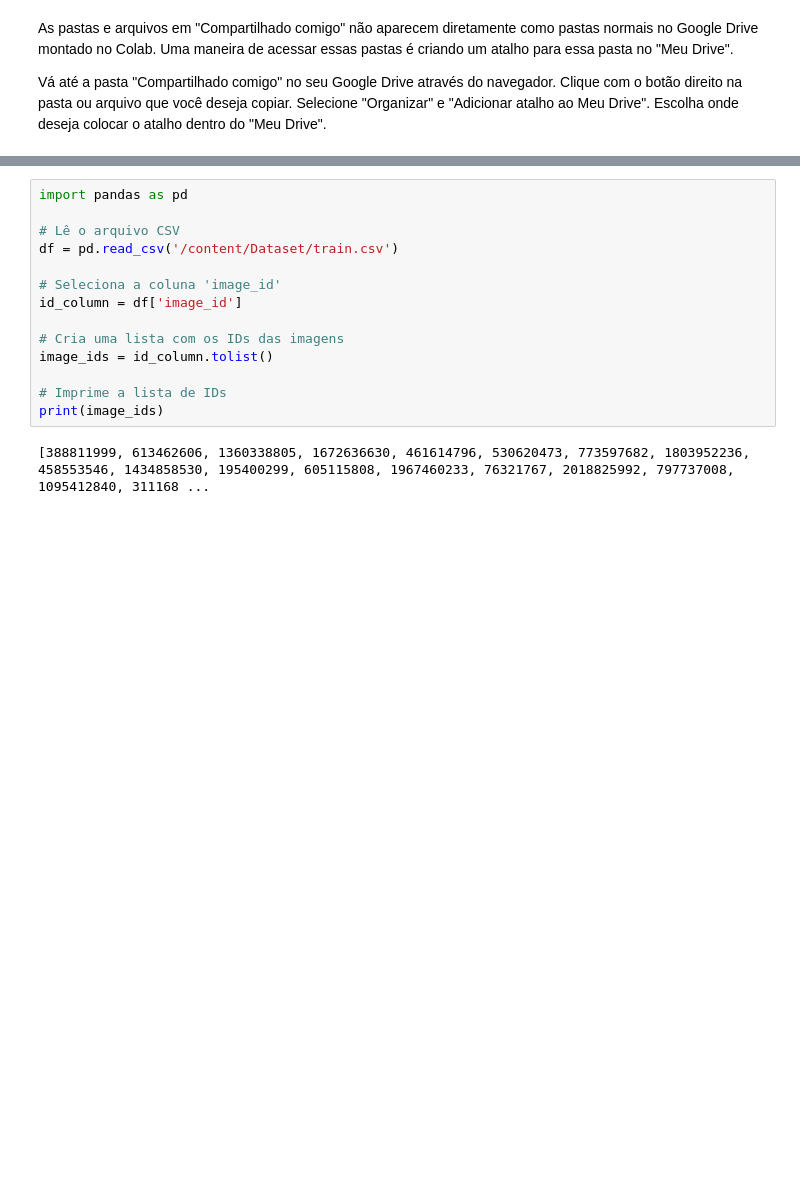
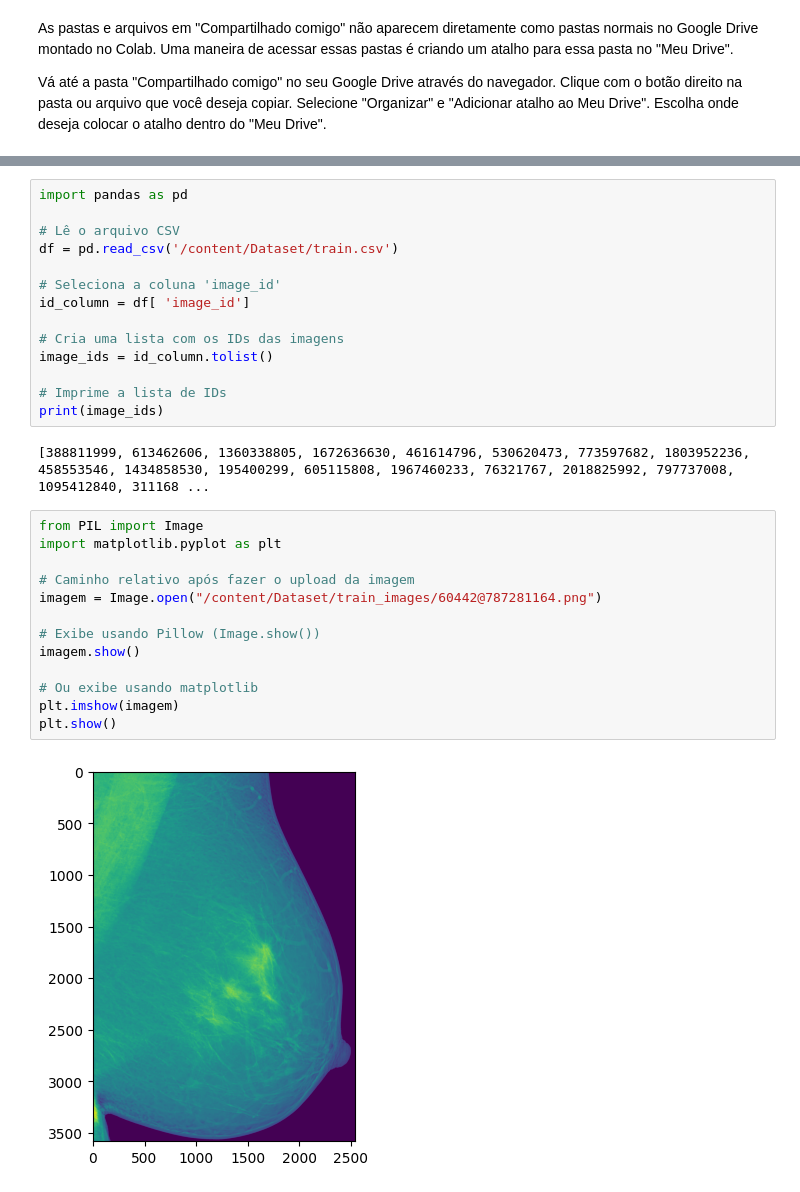
Before and after one commit to ylleuname/cancer_detection, a Jupyter notebook: projeto_ia.ipynb, the cells around one changed output, grey strips where cells are left out. Drawn from its saved outputs; the diff is of its cells as text; blank space fills up the shorter version.

Commit message:
projeto de IA, versão 2
--> adicionamos funções para obter acesso direto às imagens
--> adicionamos os códigos de corte ROI das imagens
--> configuramos o ambiente YOLOv8

```diff
--- a/projeto_ia.ipynb
+++ b/projeto_ia.ipynb
@@ -32,7 +31,7 @@ import pandas as pd
 df = pd.read_csv('/content/Dataset/train.csv')
 
 # Seleciona a coluna 'image_id'
-id_column = df['image_id']
+id_column = df[ 'image_id']
 
 # Cria uma lista com os IDs das imagens
 image_ids = id_column.tolist()
@@ -41,6 +40,21 @@ image_ids = id_column.tolist()
 print(image_ids)
 # %% [output]
 [388811999, 613462606, 1360338805, 1672636630, 461614796, 530620473, 773597682, 1803952236, 458553546, 1434858530, 195400299, 605115808, 1967460233, 76321767, 2018825992, 797737008, 1095412840, 311168 ...
+# %%
+from PIL import Image
+import matplotlib.pyplot as plt
+
+# Caminho relativo após fazer o upload da imagem
+imagem = Image.open("/content/Dataset/train_images/60442@787281164.png")
+
+# Exibe usando Pillow (Image.show())
+imagem.show()
+
+# Ou exibe usando matplotlib
+plt.imshow(imagem)
+plt.show()
+# %% [output]
+[figure, added]
 # %%
 import os
 import pandas as pd
```
Also changed, not shown: parts of 15 cells of this notebook.
